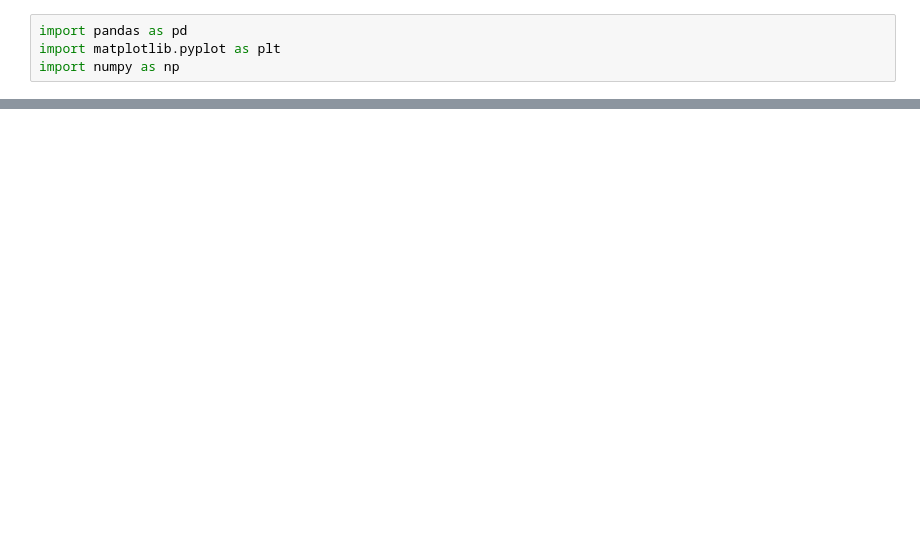
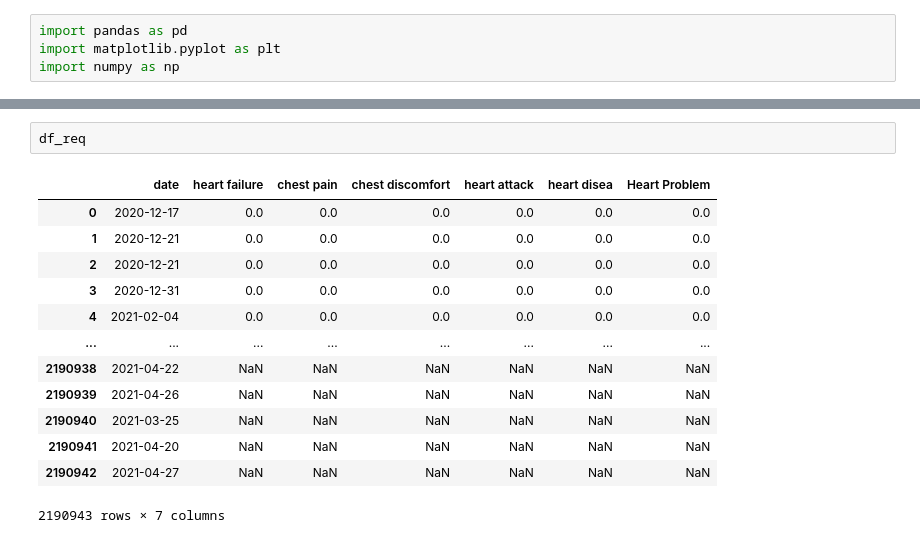
Before and after one commit to Akshay594/THB-Google-Reviews, a Jupyter notebook: EMR/EMR data.ipynb, the cells around one changed output, grey strips where cells are left out. Saved outputs shown, nothing was run; the diff lists cells and outputs as text; blank space fills up the shorter version.

```diff
--- a/EMR/EMR data.ipynb
+++ b/EMR/EMR data.ipynb
@@ -44,0 +31,16 @@ df_req.head(10)
+# %%
+df_req
+# %% [output]
+|  | date | heart failure | chest pain | chest discomfort | heart attack | heart disea | Heart Problem |
+| 0 | 2020-12-17 | 0.0 | 0.0 | 0.0 | 0.0 | 0.0 | 0.0 |
+| 1 | 2020-12-21 | 0.0 | 0.0 | 0.0 | 0.0 | 0.0 | 0.0 |
+| 2 | 2020-12-21 | 0.0 | 0.0 | 0.0 | 0.0 | 0.0 | 0.0 |
+| 3 | 2020-12-31 | 0.0 | 0.0 | 0.0 | 0.0 | 0.0 | 0.0 |
+| 4 | 2021-02-04 | 0.0 | 0.0 | 0.0 | 0.0 | 0.0 | 0.0 |
+| ... | ... | ... | ... | ... | ... | ... | ... |
+| 2190938 | 2021-04-22 | NaN | NaN | NaN | NaN | NaN | NaN |
+| 2190939 | 2021-04-26 | NaN | NaN | NaN | NaN | NaN | NaN |
+| 2190940 | 2021-03-25 | NaN | NaN | NaN | NaN | NaN | NaN |
+| 2190941 | 2021-04-20 | NaN | NaN | NaN | NaN | NaN | NaN |
+| 2190942 | 2021-04-27 | NaN | NaN | NaN | NaN | NaN | NaN |
+2190943 rows × 7 columns
```
Also changed, not shown: parts of 8 cells of this notebook, 7 other files.
